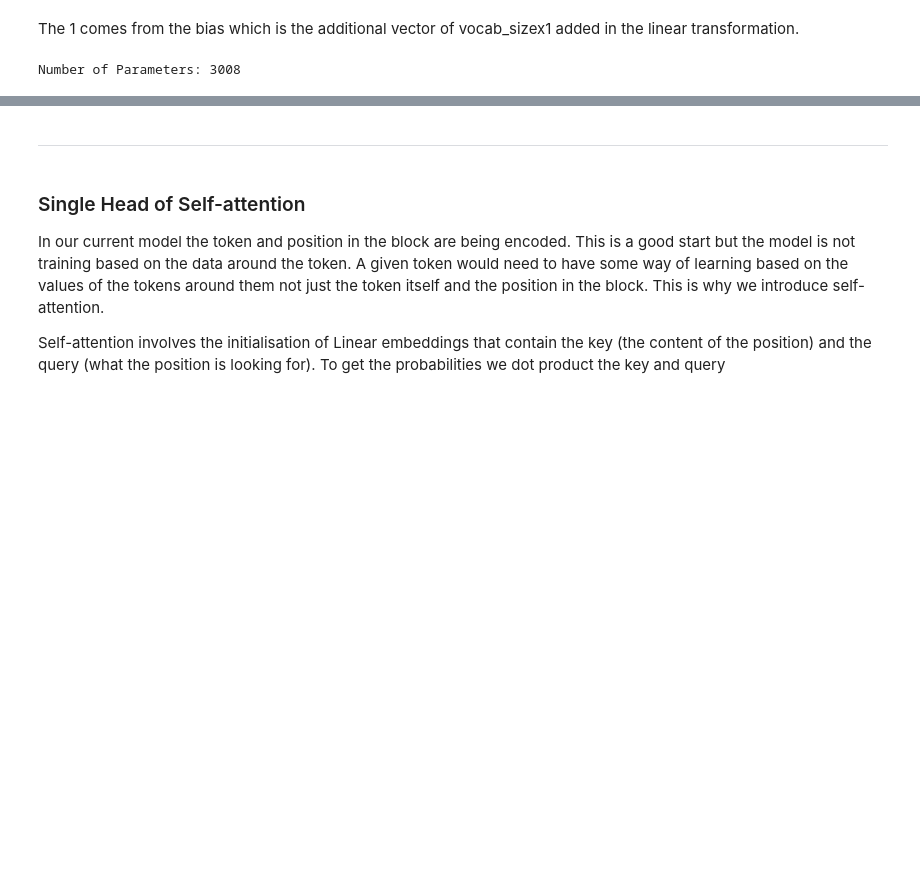
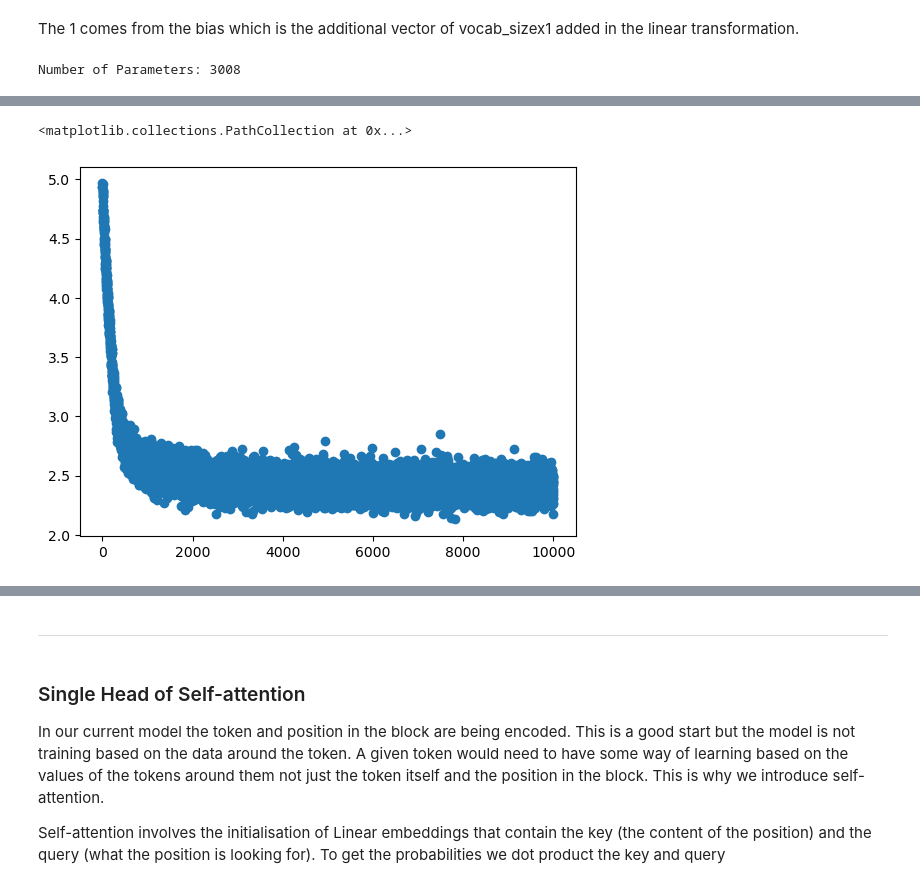
Before and after one commit to james-a-watson/mini-tolkien, a Jupyter notebook: transformer_model.ipynb, the cells around one changed output, grey strips where cells are left out. Saved outputs shown, nothing was run; the diff lists cells and outputs as text; code cells hidden in the pictures; blank space fills up the shorter version.

Commit message:
Go back to piece some things together

```diff
--- a/transformer_model.ipynb
+++ b/transformer_model.ipynb
@@ -547,3 +558,22 @@ m = ModelWithoutBias()
 print("Number of Parameters:", sum(p.numel() for p in m.parameters()))
 # %% [output]
 Number of Parameters: 3008
+# %%
+logger.setLevel(logging.DEBUG)
+
+m = ModelWithPosition()
+
+idx = xb
+logits, loss = m(xb)
+logits = logits[:, -1, :]
+print()
+print("Logits:", logits.shape)
+probs = F.softmax(logits, dim=-1)
+print("Probs:", probs.shape)
+idx_next = torch.multinomial(probs, num_samples=1)
+print("idx Next:", idx_next.shape)
+idx = torch.cat((idx, idx_next), dim=1)
+print("idx:", idx.shape)
+print()
+print("Batch:", decode(xb[0].tolist()))
+print("Generation:", decode(idx[0].tolist()))
@@ -549,0 +609,24 @@ Number of Parameters: 3008
+# %%
+logger.setLevel(logging.INFO)
+
+m = ModelWithPosition()
+optimizer = torch.optim.AdamW(m.parameters(), lr=1e-3)
+
+batch_size = 32
+number_of_steps = 10000
+losses = []
+
+for steps in range(number_of_steps):
+    xb, yb = get_batch(train_data)          # Getting batch of training data.
+    logits, loss = m(xb, yb)                # Predict next token and calculate loss.
+
+    optimizer.zero_grad(set_to_none=True)
+    loss.backward()                         # Back propagate the loss.
+    optimizer.step()                        # Adjust the optimizer.
+
+    losses.append(loss.item())              # Storing losses to plot.
+
+plt.scatter(range(0, 10000), losses)
+# %% [output]
+<matplotlib.collections.PathCollection at 0x...>
+[figure, added]
```
Also changed, not shown: parts of 5 cells of this notebook.
